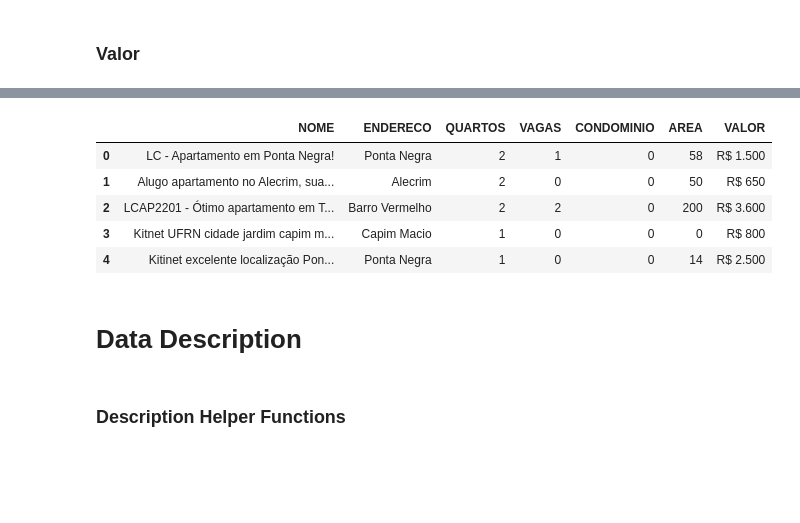
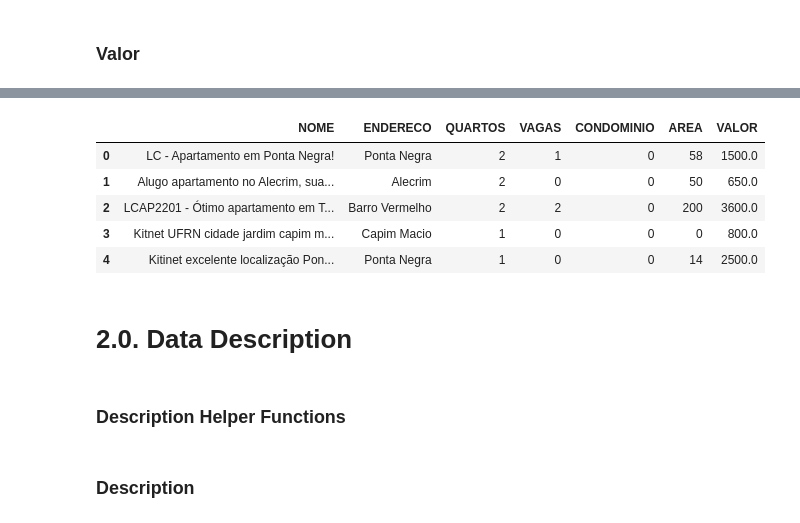
Before and after one commit to LucasBMedeiros/hello-world, a Jupyter notebook: scraper.ipynb, the cells around one changed output, grey strips where cells are left out. Saved outputs shown, nothing was run; the diff lists cells and outputs as text; code cells hidden in the pictures; blank space fills up the shorter version.

```diff
--- a/scraper.ipynb
+++ b/scraper.ipynb
@@ -339,26 +338,26 @@ Length: 1448, dtype: int64
 # %%
 df2 = pd.DataFrame()
 
 df2['NOME'] = df1['NOME']
 df2['ENDERECO'] = df1['ENDEREÇO']
 df2['QUARTOS'] = list_quartos(df1['QUARTOS'].astype(str))
 df2['VAGAS'] = list_vagas(df1['VAGAS'].astype(str))
 df2['CONDOMINIO'] = list_cond(df1['CONDOMINIO'].astype(str))
 df2['AREA'] = list_area(df1['AREA'].astype(str))
-df2['VALOR'] = df1['VALOR']
+df2['VALOR'] = df1['VALOR'].apply(lambda x: pd.to_numeric(''.join(x), ))
 
 df2.head()
 # %% [output]
 |  | NOME | ENDERECO | QUARTOS | VAGAS | CONDOMINIO | AREA | VALOR |
-| 0 | LC - Apartamento em Ponta Negra! | Ponta Negra | 2 | 1 | 0 | 58 | R$ 1.500 |
-| 1 | Alugo apartamento no Alecrim, sua... | Alecrim | 2 | 0 | 0 | 50 | R$ 650 |
-| 2 | LCAP2201 - Ótimo apartamento em T... | Barro Vermelho | 2 | 2 | 0 | 200 | R$ 3.600 |
-| 3 | Kitnet UFRN cidade jardim capim m... | Capim Macio | 1 | 0 | 0 | 0 | R$ 800 |
-| 4 | Kitinet excelente localização Pon... | Ponta Negra | 1 | 0 | 0 | 14 | R$ 2.500 |
+| 0 | LC - Apartamento em Ponta Negra! | Ponta Negra | 2 | 1 | 0 | 58 | 1500.0 |
+| 1 | Alugo apartamento no Alecrim, sua... | Alecrim | 2 | 0 | 0 | 50 | 650.0 |
+| 2 | LCAP2201 - Ótimo apartamento em T... | Barro Vermelho | 2 | 2 | 0 | 200 | 3600.0 |
+| 3 | Kitnet UFRN cidade jardim capim m... | Capim Macio | 1 | 0 | 0 | 0 | 800.0 |
+| 4 | Kitinet excelente localização Pon... | Ponta Negra | 1 | 0 | 0 | 14 | 2500.0 |
 # %%
 df2.to_csv('df_clean.csv', index=None)
 # %% [markdown]
-# Data Description
+# 2.0. Data Description
 # %% [markdown]
 ### Description Helper Functions
 # %%
@@ -387,6 +386,8 @@ def num_analysis(num_attributes):
 
     # Histogram
     return num_hist
+# %% [markdown]
+### Description
 # %%
 df3 = df2.copy()
 # %%
```
Also changed, not shown: parts of 20 cells of this notebook, 1 other file.
